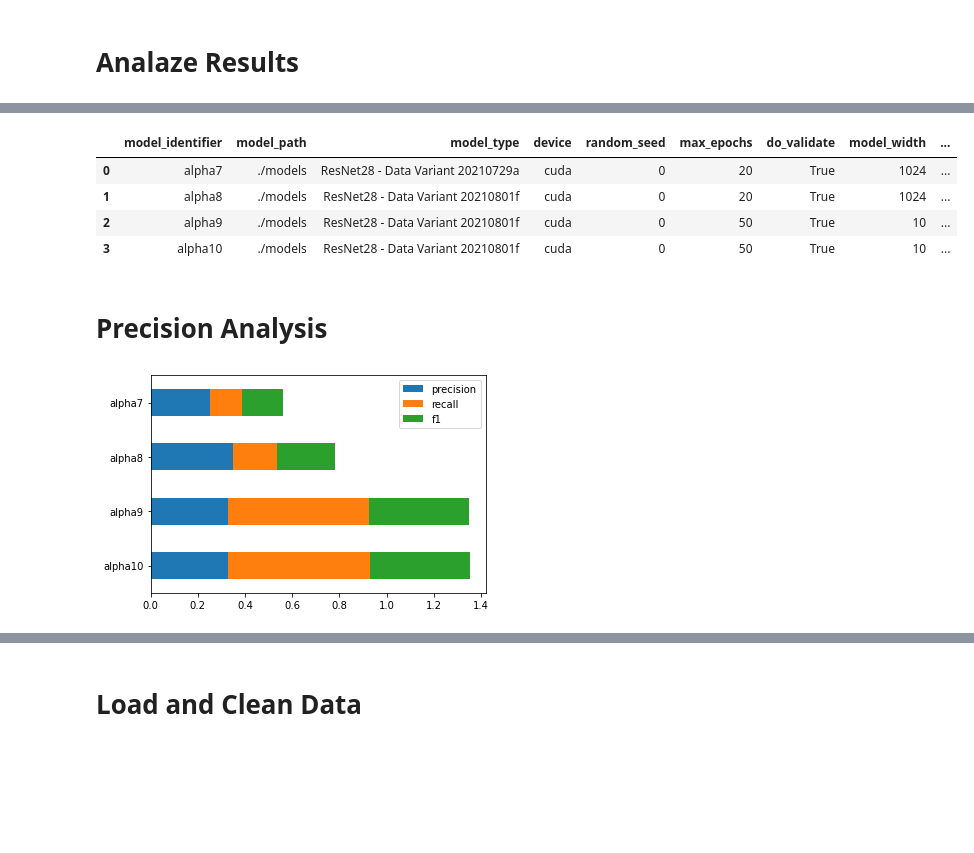
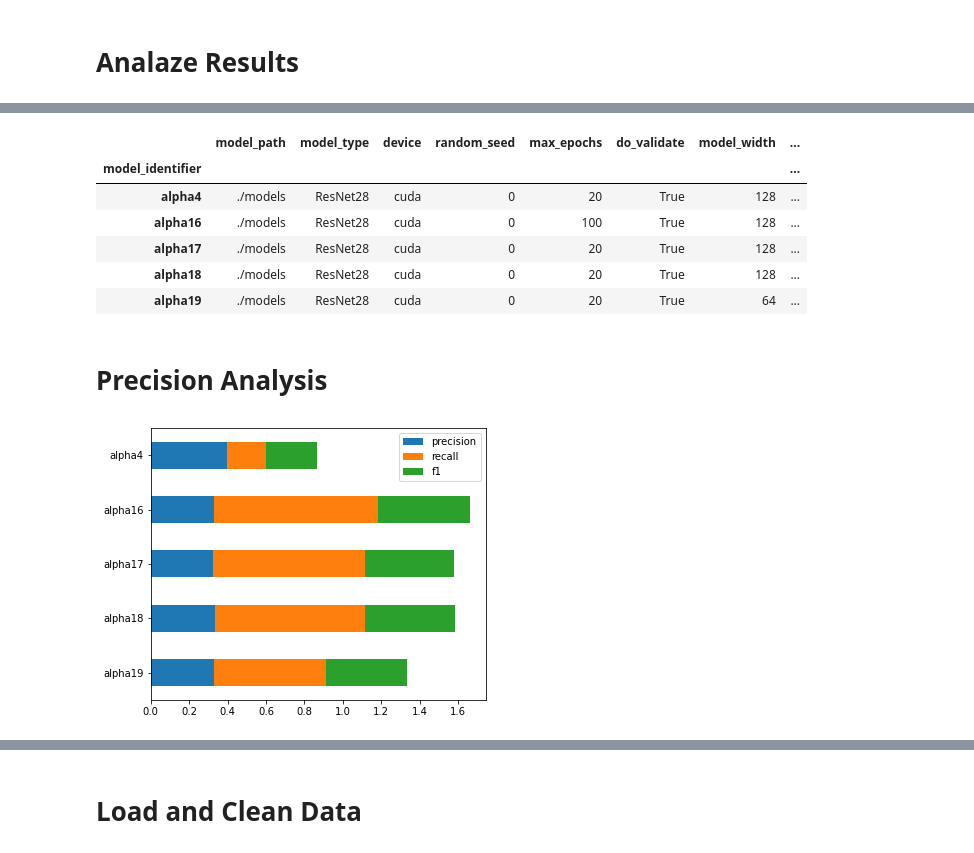
Before and after one commit to mads-swaps/swap-for-profit, a Jupyter notebook: playground/nicks/torch/py_torch_model_validation.ipynb, the cells around one changed output, grey strips where cells are left out. Saved outputs shown, nothing was run; the diff lists cells and outputs as text; code cells hidden in the pictures; blank space fills up the shorter version.

```diff
--- a/playground/nicks/torch/py_torch_model_validation.ipynb
+++ b/playground/nicks/torch/py_torch_model_validation.ipynb
@@ -68,13 +143,22 @@ import matplotlib.pyplot as plt
 model_ids=[ #'alpha1',
             #'alpha2',
             #'alpha3',
-            #'alpha4',  # Data = 20210726
+            'alpha4',  # Data = 20210726
             #'alpha5',  # Data = 20210726
             #'alpha6',  # Data = 20210726
-            'alpha7',  # Data = 20210729a
-            'alpha8',  # Data = 20210801f
-            'alpha9',  # Data = 20210801f - increased pos_weight
-            'alpha10',  # Data = 20210801f - NNModelEx
+            #'alpha7',  # Data = 20210729a
+            #'alpha8',  # Data = 20210801f
+            #'alpha9',  # Data = 20210801f
+            #'alpha10',  # Data = 20210801f -
+            #'alpha11',  # Data = 20210801f - CustomScaler1
+            #'alpha12',  # Data = 20210801f - CustomScaler1
+            #'alpha13',  # Data = 20210801f - NNModelEx
+            #'alpha14',
+            #'alpha15',
+            'alpha16',
+            'alpha17',
+            'alpha18',
+            'alpha19',
           ]
 
 fig,ax = plt.subplots(2,3,figsize=(15,10))
@@ -84,9 +168,10 @@ ax[1][0].set_title("Precision")
 ax[1][1].set_title("Recall")
 ax[1][2].set_title("F1-Score")
 
-limit=50
+limit=20
 
 model_configs = []
+model_data = {}
 
 for model_id in model_ids:
     with open(f'models/{model_id}.cfg') as f:
@@ -102,6 +187,8 @@ for model_id in model_ids:
     r = metrics[3] if len(metrics)>3 else None
     f = metrics[4] if len(metrics)>4 else None
 
+    model_data[model_id] = {'tl':tl, 'vl':vl, 'p':p, 'r':r, 'f':f}
+
     ax[0][0].plot(tl[:limit], label=model_id)
     ax[0][1].plot(vl[:limit], label=model_id)
     if p is not None:
@@ -112,7 +199,7 @@ for model_id in model_ids:
         ax[1][2].plot(f[:limit], label=model_id)
 
 # ax1.set_ylim(0,0.02)
-# ax2.set_ylim(0,0.02)
+#ax[0][1].set_ylim(0.5,2.5)
 # ax1.set_yscale('log')
 # ax2.set_yscale('log')
 
@@ -128,11 +215,13 @@ plt.show()
 # %%
-pd.DataFrame(model_configs)
+pd.DataFrame(model_configs).set_index('model_identifier')
 # %% [output]
-|  | model_identifier | model_path | model_type | device | random_seed | max_epochs | do_validate | model_width | ... |
-| 0 | alpha7 | ./models | ResNet28 - Data Variant 20210729a | cuda | 0 | 20 | True | 1024 | ... |
-| 1 | alpha8 | ./models | ResNet28 - Data Variant 20210801f | cuda | 0 | 20 | True | 1024 | ... |
-| 2 | alpha9 | ./models | ResNet28 - Data Variant 20210801f | cuda | 0 | 50 | True | 10 | ... |
-| 3 | alpha10 | ./models | ResNet28 - Data Variant 20210801f | cuda | 0 | 50 | True | 10 | ... |
+|  | model_path | model_type | device | random_seed | max_epochs | do_validate | model_width | ... |
+| model_identifier |  |  |  |  |  |  |  | ... |
+| alpha4 | ./models | ResNet28 | cuda | 0 | 20 | True | 128 | ... |
+| alpha16 | ./models | ResNet28 | cuda | 0 | 100 | True | 128 | ... |
+| alpha17 | ./models | ResNet28 | cuda | 0 | 20 | True | 128 | ... |
+| alpha18 | ./models | ResNet28 | cuda | 0 | 20 | True | 128 | ... |
+| alpha19 | ./models | ResNet28 | cuda | 0 | 20 | True | 64 | ... |
 # %% [markdown]
 # Precision Analysis
 # %%
@@ -163,4 +252,4 @@ torch.cuda.empty_cache()
 plt.gca().invert_yaxis()
 plt.show()
 # %% [output]
-[figure, old version]
+[figure, new version]
```
Also changed, not shown: parts of 5 cells of this notebook, 3 other files.
